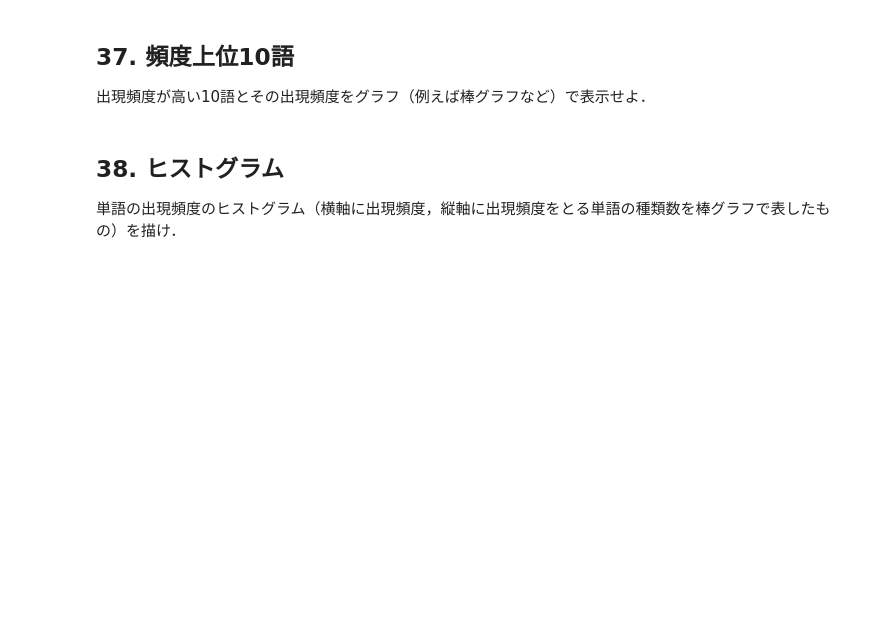
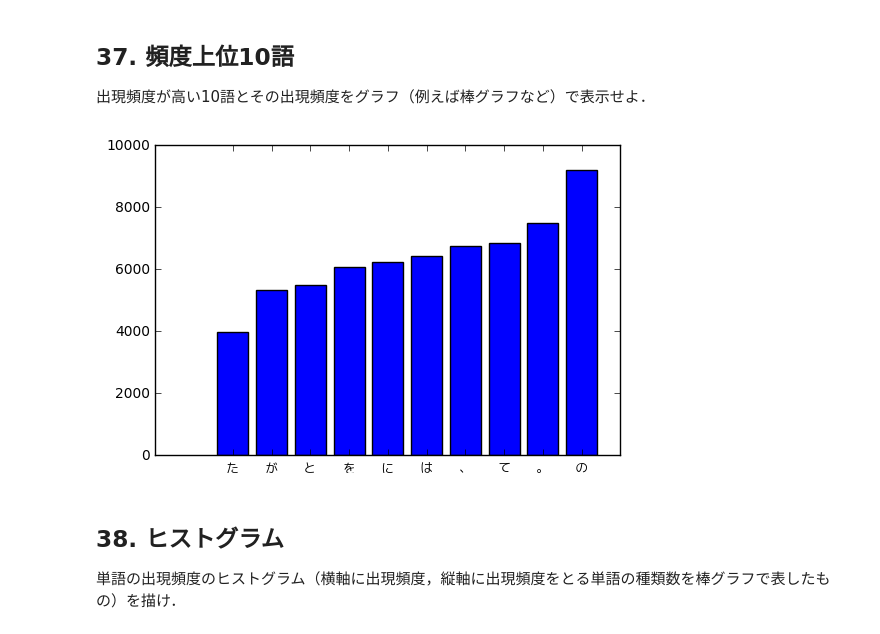
Before and after one commit to elzup/100-knock, a Jupyter notebook: python/chap04/chap04.ipynb, the cells around one changed output. Drawn from its saved outputs; the diff is of its cells as text; code cells hidden in the pictures; blank space fills up the shorter version.

```diff
--- a/python/chap04/chap04.ipynb
+++ b/python/chap04/chap04.ipynb
@@ -84,3 +87,21 @@ TypeError: list indices must be integers or slices, not str
 # %% [markdown]
 ## 35. 名詞の連接
 名詞の連接（連続して出現する名詞）を最長一致で抽出せよ．
+# %%
+long_noun = {}
+chain = 0
+term = ''
+for i, x in enumerate(neko_lib):
+    if noun_filter(x):
+        chain += 1
+        term += x['surface']
+    else:
+        if chain > 1:
+            if chain not in long_noun:
+                long_noun[chain] = []
+            long_noun[chain].append(term)
+            pass
+        chain = 0
+        term = ''
+longest_nouns = long_noun[list(long_noun.keys())[-1]]
+print(longest_nouns)
@@ -87,3 +110,17 @@ TypeError: list indices must be integers or slices, not str
 # %% [markdown]
 ## 36. 単語の出現頻度
 文章中に出現する単語とその出現頻度を求め，出現頻度の高い順に並べよ．
+# %%
+def ngram_map(words):
+    gram = {}
+    for word in words:
+        if word not in gram:
+            gram[word] = 0
+        gram[word] += 1
+    return gram
+
+words = list(map(map_surface, neko_lib))
+gram = ngram_map(words)
+gram_ranks = list(sorted(gram.items(), key=lambda x: -x[1]))
+for k, v in gram_ranks[:10]:
+    print(k, v)
@@ -90,6 +138,15 @@ TypeError: list indices must be integers or slices, not str
 # %% [markdown]
 ## 37. 頻度上位10語
 出現頻度が高い10語とその出現頻度をグラフ（例えば棒グラフなど）で表示せよ．
+# %%
+xy = np.array(list(reversed(gram_ranks[:10])))
+X, Y = xy.T
+fp = FontProperties(fname='/usr/local/Cellar/ricty/3.2.4/share/fonts/Ricty-Regular.ttf')
+plt.bar(range(10), list(map(int, Y)), align='center')
+plt.xticks(range(10), X, fontproperties=fp)
+plt.show()
+# %% [output]
+[figure, added]
 # %% [markdown]
 ## 38. ヒストグラム
 単語の出現頻度のヒストグラム（横軸に出現頻度，縦軸に出現頻度をとる単語の種類数を棒グラフで表したもの）を描け．
```
Also changed, not shown: parts of 6 cells of this notebook.
